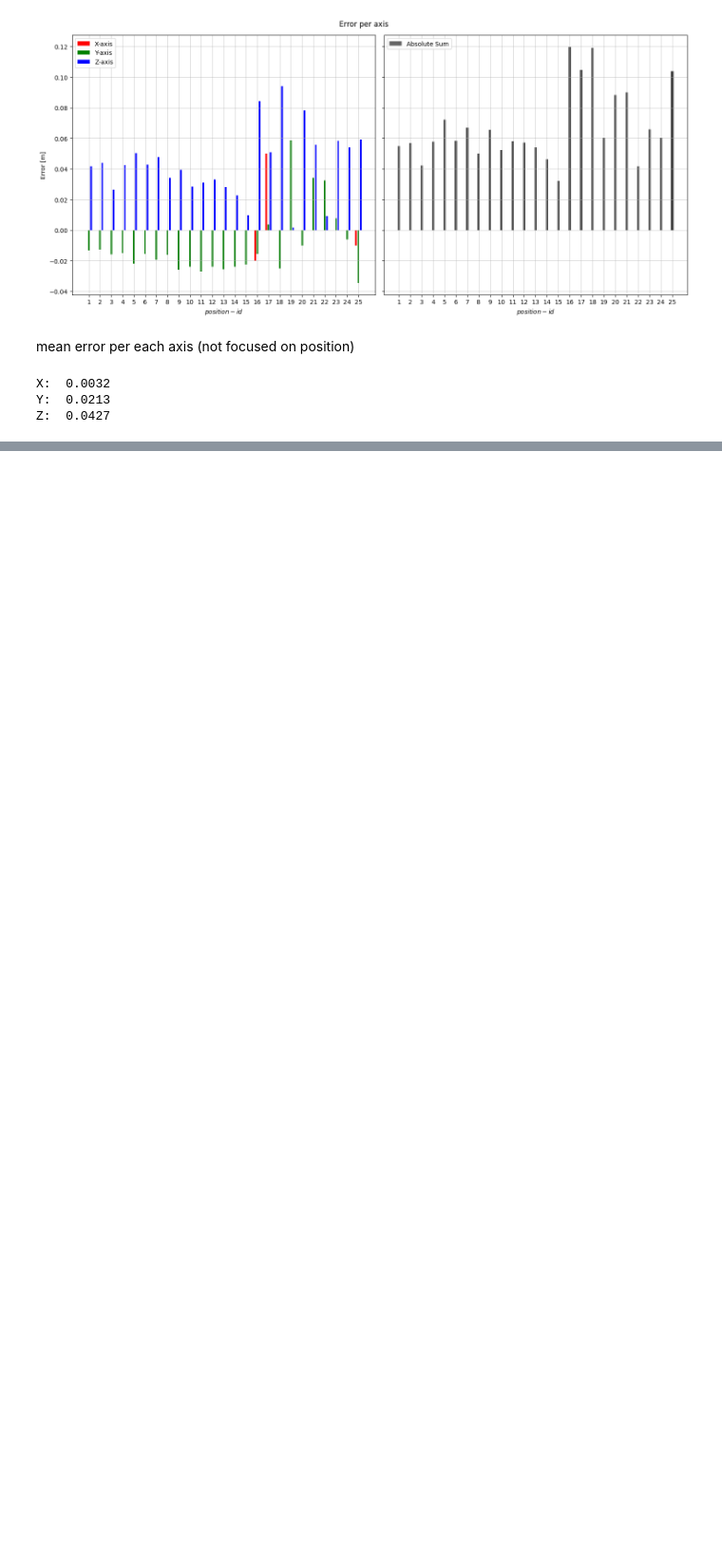
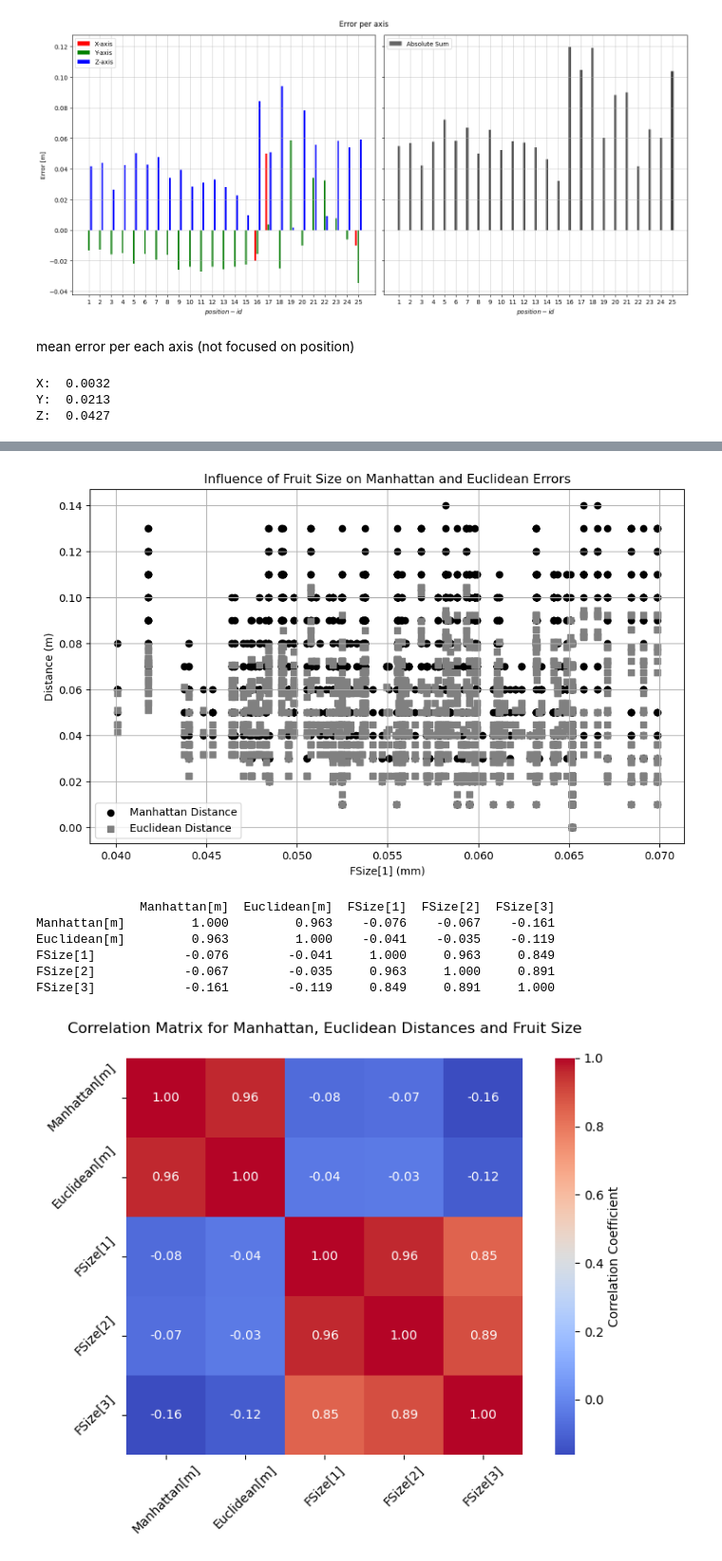
Before and after one commit to ECOPOM/Positioning_MetroAgriFor2024, a Jupyter notebook: notebooks/data_analysis.ipynb, the cells around one changed output, grey strips where cells are left out. Shown at 95% size. Cells and saved outputs as stored; diff of their text form; code cells hidden in the pictures; blank space fills up the shorter version.

Commit message:
explored effect of FSize on Positioning error

```diff
--- a/notebooks/data_analysis.ipynb
+++ b/notebooks/data_analysis.ipynb
@@ -285,0 +294,3 @@ Z:  0.0427
+# %%
+# import data
+df = pd.read_csv('../data/IEEE_2024_positioning_evaluation_with_size_data.csv')
@@ -285,0 +306,61 @@ Z:  0.0427
+# %%
+# Plotting FSize[1] vs Manhattan and Euclidean distances
+plt.figure(figsize=(10, 6))
+
+# Scatter plot for Manhattan distance
+plt.scatter(df['FSize[1]'].values, df['Manhattan[m]'].values, label="Manhattan Distance", marker='o', c='k')
+plt.scatter(df['FSize[2]'].values, df['Manhattan[m]'].values, marker='o', c='k')
+plt.scatter(df['FSize[3]'].values, df['Manhattan[m]'].values, marker='o', c='k')
+
+# Scatter plot for Euclidean distance
+plt.scatter(df['FSize[1]'].values, df['Euclidean[m]'].values, label="Euclidean Distance", marker='s', c='gray')
+plt.scatter(df['FSize[2]'].values, df['Euclidean[m]'].values, marker='s', c='gray')
+plt.scatter(df['FSize[3]'].values, df['Euclidean[m]'].values, marker='s', c='gray')
+
+plt.xlabel("FSize[1] (mm)")
+plt.ylabel("Distance (m)")
+plt.title("Influence of Fruit Size on Manhattan and Euclidean Errors")
+plt.legend()
+plt.grid(True)
+plt.savefig('../docs/images/FSize_and_positioning-error-scatterplot.png', dpi=400)
+plt.show()
+
+
+# Select only numerical columns
+numerical_df = df.select_dtypes(include=['number'])
+numerical_df = numerical_df[['Manhattan[m]', 'Euclidean[m]', 'FSize[1]', 'FSize[2]', 'FSize[3]']]
+
+
+# Compute the correlation matrix using Pearson method
+correlation_matrix = numerical_df.corr(method='pearson')
+
+print(np.round(correlation_matrix, 3))
+
+
+# Create DataFrame from correlation matrix
+df_corr = pd.DataFrame(correlation_matrix, index=['Manhattan[m]', 'Euclidean[m]', 'FSize[1]', 'FSize[2]', 'FSize[3]'])
+
+# Set up the matplotlib figure
+plt.figure(figsize=(8, 6))
+
+# Draw the heatmap
+sns.heatmap(df_corr, annot=True, fmt=".2f", cmap="coolwarm", square=True, cbar_kws={'label': 'Correlation Coefficient'})
+
+# Set title and labels
+plt.title('Correlation Matrix for Manhattan, Euclidean Distances and Fruit Size', pad=20)
+plt.xticks(rotation=45)
+plt.yticks(rotation=45)
+
+# Display the plot
+plt.tight_layout()
+plt.savefig('../docs/images/FSize_and_positioning-error-heatmap.png', dpi=400)
+plt.show()
+# %% [output]
+[figure, added]
+              Manhattan[m]  Euclidean[m]  FSize[1]  FSize[2]  FSize[3]
+Manhattan[m]         1.000         0.963    -0.076    -0.067    -0.161
+Euclidean[m]         0.963         1.000    -0.041    -0.035    -0.119
+FSize[1]            -0.076        -0.041     1.000     0.963     0.849
+FSize[2]            -0.067        -0.035     0.963     1.000     0.891
+FSize[3]            -0.161        -0.119     0.849     0.891     1.000
+[figure, added]
```
Also changed, not shown: parts of 4 cells of this notebook, 3 other files.
